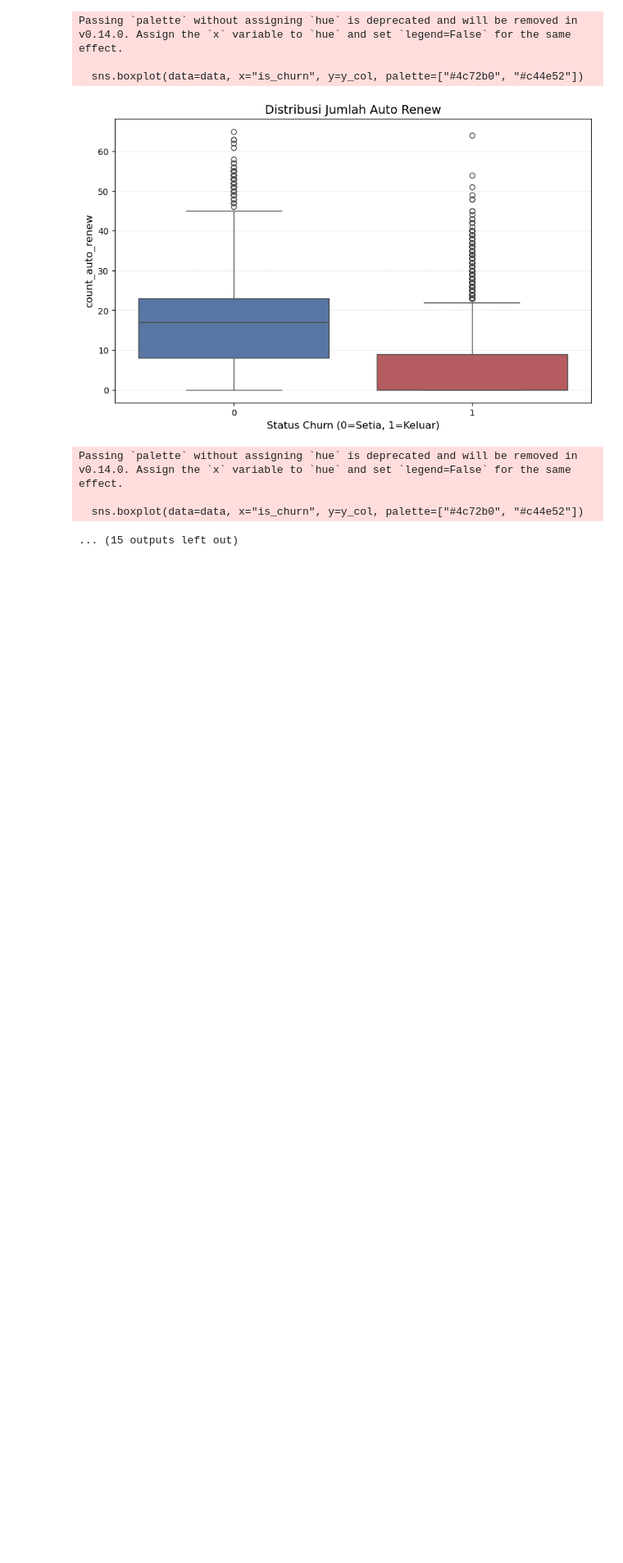
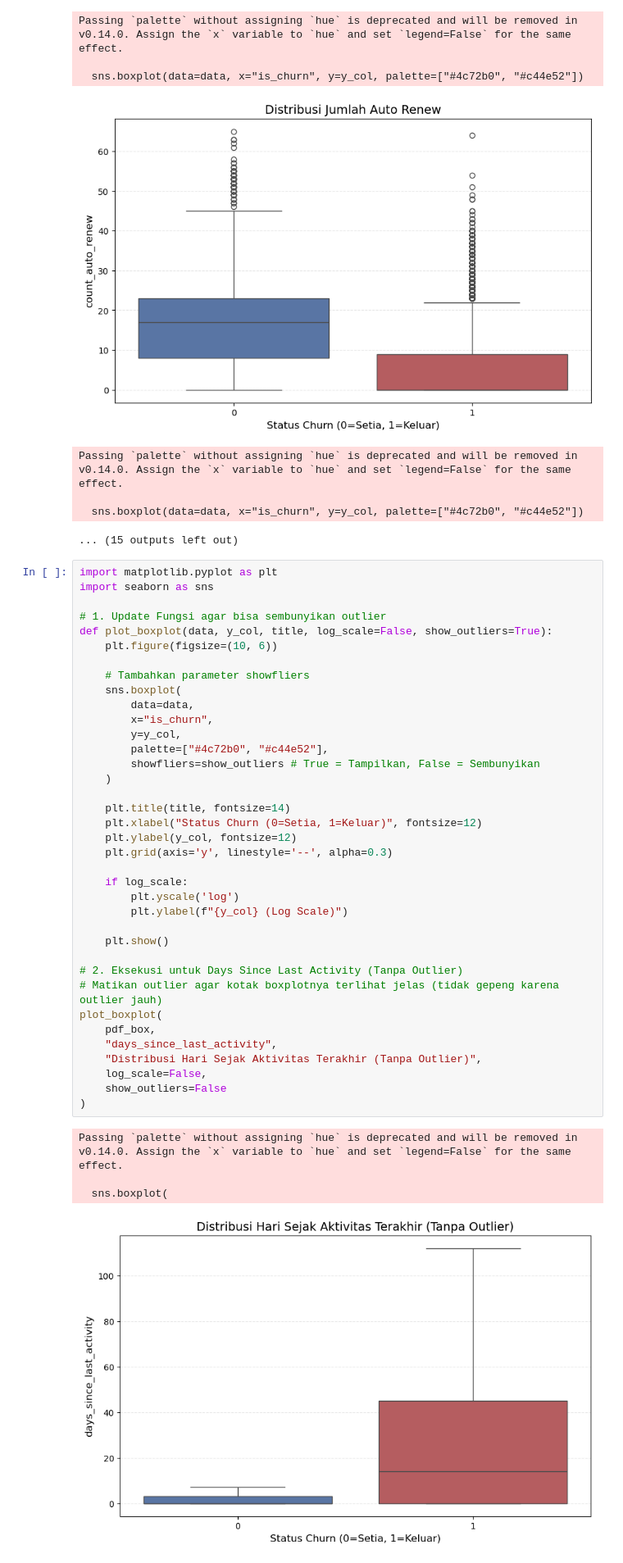
Before and after one commit to goldistry/ABD_CC, a Jupyter notebook: src/EDA_Data_Demographics-parquet new.ipynb, the cells around one changed output. Shown at 82% size. Cells and saved outputs as stored; diff of their text form; blank space fills up the shorter version.

Commit message:
visualisasi tambahan

```diff
--- a/src/EDA_Data_Demographics-parquet new.ipynb
+++ b/src/EDA_Data_Demographics-parquet new.ipynb
@@ -268,3 +268,45 @@ Passing `palette` without assigning `hue` is deprecated and will be removed in v
 
   sns.boxplot(data=data, x="is_churn", y=y_col, palette=["#4c72b0", "#c44e52"])
 ... (15 outputs left out)
+# %%
+import matplotlib.pyplot as plt
+import seaborn as sns
+
+# 1. Update Fungsi agar bisa sembunyikan outlier
+def plot_boxplot(data, y_col, title, log_scale=False, show_outliers=True):
+    plt.figure(figsize=(10, 6))
+
+    # Tambahkan parameter showfliers
+    sns.boxplot(
+        data=data,
+        x="is_churn",
+        y=y_col,
+        palette=["#4c72b0", "#c44e52"],
+        showfliers=show_outliers # True = Tampilkan, False = Sembunyikan
+    )
+
+    plt.title(title, fontsize=14)
+    plt.xlabel("Status Churn (0=Setia, 1=Keluar)", fontsize=12)
+    plt.ylabel(y_col, fontsize=12)
+    plt.grid(axis='y', linestyle='--', alpha=0.3)
+
+    if log_scale:
+        plt.yscale('log')
+        plt.ylabel(f"{y_col} (Log Scale)")
+
+    plt.show()
+
+# 2. Eksekusi untuk Days Since Last Activity (Tanpa Outlier)
+# Matikan outlier agar kotak boxplotnya terlihat jelas (tidak gepeng karena outlier jauh)
+plot_boxplot(
+    pdf_box,
+    "days_since_last_activity",
+    "Distribusi Hari Sejak Aktivitas Terakhir (Tanpa Outlier)",
+    log_scale=False,
+    show_outliers=False
+)
+# %% [output]
+Passing `palette` without assigning `hue` is deprecated and will be removed in v0.14.0. Assign the `x` variable to `hue` and set `legend=False` for the same effect.
+
+  sns.boxplot(
+[figure, added]
```
